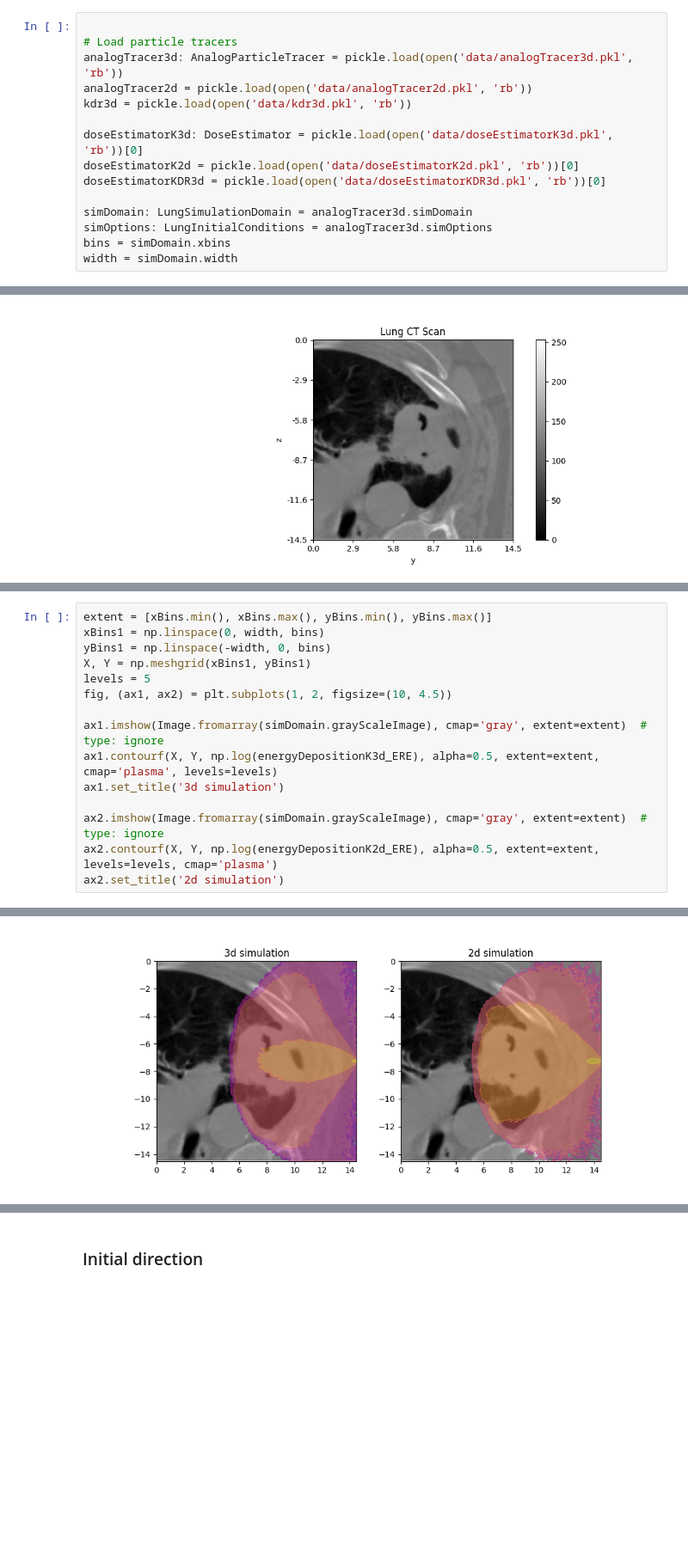
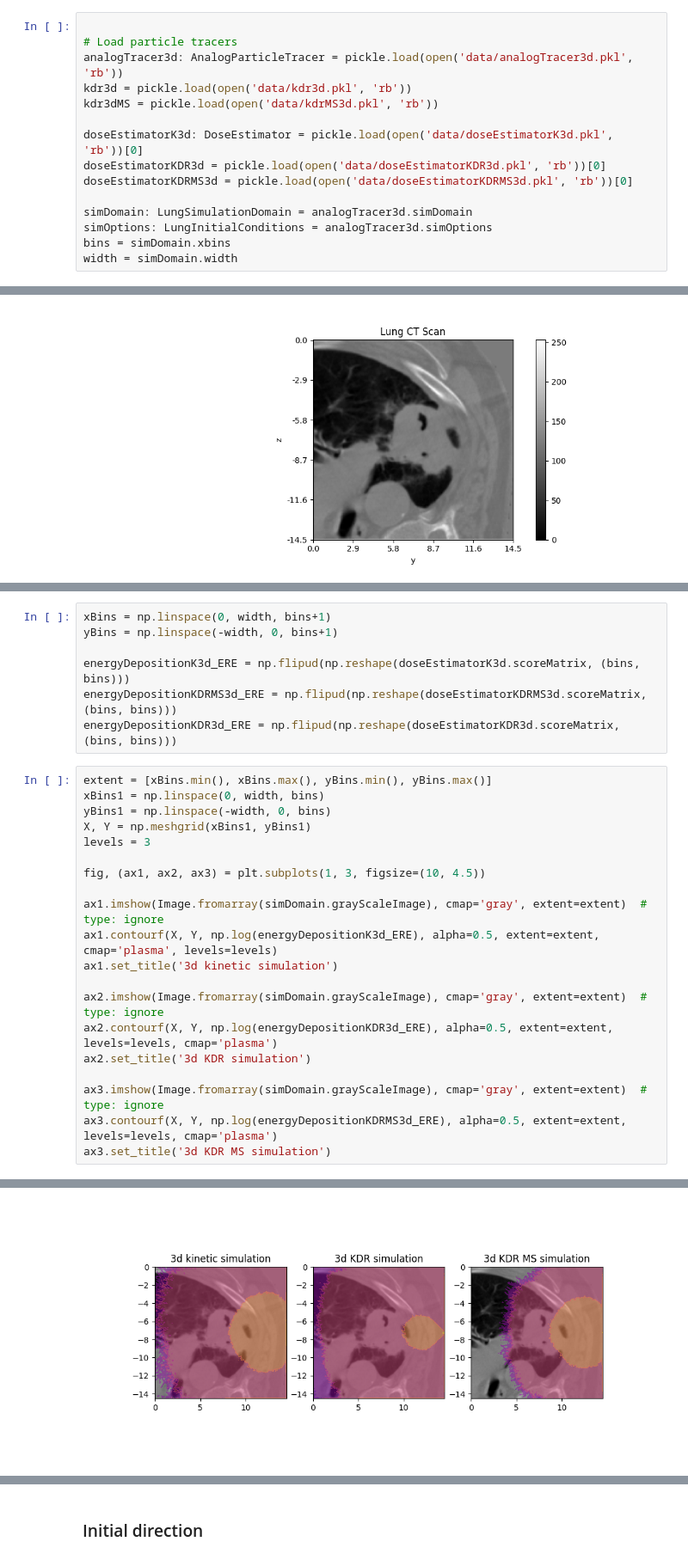
Before and after one commit to KlaasWillems/electronTransportCode, a Jupyter notebook: numericalExperiments/KuschLungTest/lungTest.ipynb, the cells around one changed output, grey strips where cells are left out. Shown at 86% size. Saved outputs shown, nothing was run; the diff lists cells and outputs as text; blank space fills up the shorter version.

```diff
--- a/numericalExperiments/KuschLungTest/lungTest.ipynb
+++ b/numericalExperiments/KuschLungTest/lungTest.ipynb
@@ -22,12 +22,12 @@ from electronTransportCode.ProjectUtils import E_THRESHOLD, ERE
 
 # Load particle tracers
 analogTracer3d: AnalogParticleTracer = pickle.load(open('data/analogTracer3d.pkl', 'rb'))
-analogTracer2d = pickle.load(open('data/analogTracer2d.pkl', 'rb'))
 kdr3d = pickle.load(open('data/kdr3d.pkl', 'rb'))
+kdr3dMS = pickle.load(open('data/kdrMS3d.pkl', 'rb'))
 
 doseEstimatorK3d: DoseEstimator = pickle.load(open('data/doseEstimatorK3d.pkl', 'rb'))[0]
-doseEstimatorK2d = pickle.load(open('data/doseEstimatorK2d.pkl', 'rb'))[0]
 doseEstimatorKDR3d = pickle.load(open('data/doseEstimatorKDR3d.pkl', 'rb'))[0]
+doseEstimatorKDRMS3d = pickle.load(open('data/doseEstimatorKDRMS3d.pkl', 'rb'))[0]
 
 simDomain: LungSimulationDomain = analogTracer3d.simDomain
 simOptions: LungInitialConditions = analogTracer3d.simOptions
@@ -85,16 +51,28 @@ fig.colorbar(pox2, ax=ax2)
+# %%
+xBins = np.linspace(0, width, bins+1)
+yBins = np.linspace(-width, 0, bins+1)
+
+energyDepositionK3d_ERE = np.flipud(np.reshape(doseEstimatorK3d.scoreMatrix, (bins, bins)))
+energyDepositionKDRMS3d_ERE = np.flipud(np.reshape(doseEstimatorKDRMS3d.scoreMatrix, (bins, bins)))
+energyDepositionKDR3d_ERE = np.flipud(np.reshape(doseEstimatorKDR3d.scoreMatrix, (bins, bins)))
 # %%
 extent = [xBins.min(), xBins.max(), yBins.min(), yBins.max()]
 xBins1 = np.linspace(0, width, bins)
 yBins1 = np.linspace(-width, 0, bins)
 X, Y = np.meshgrid(xBins1, yBins1)
-levels = 5
-fig, (ax1, ax2) = plt.subplots(1, 2, figsize=(10, 4.5))
+levels = 3
+
+fig, (ax1, ax2, ax3) = plt.subplots(1, 3, figsize=(10, 4.5))
 
 ax1.imshow(Image.fromarray(simDomain.grayScaleImage), cmap='gray', extent=extent)  # type: ignore
 ax1.contourf(X, Y, np.log(energyDepositionK3d_ERE), alpha=0.5, extent=extent, cmap='plasma', levels=levels)
-ax1.set_title('3d simulation')
+ax1.set_title('3d kinetic simulation')
 
 ax2.imshow(Image.fromarray(simDomain.grayScaleImage), cmap='gray', extent=extent)  # type: ignore
-ax2.contourf(X, Y, np.log(energyDepositionK2d_ERE), alpha=0.5, extent=extent, levels=levels, cmap='plasma')
-ax2.set_title('2d simulation')
+ax2.contourf(X, Y, np.log(energyDepositionKDR3d_ERE), alpha=0.5, extent=extent, levels=levels, cmap='plasma')
+ax2.set_title('3d KDR simulation')
+
+ax3.imshow(Image.fromarray(simDomain.grayScaleImage), cmap='gray', extent=extent)  # type: ignore
+ax3.contourf(X, Y, np.log(energyDepositionKDRMS3d_ERE), alpha=0.5, extent=extent, levels=levels, cmap='plasma')
+ax3.set_title('3d KDR MS simulation')
 # %% [output]
@@ -102 +80 @@ Text(0.5, 1.0, '2d simulation')
-[figure, old version]
+[figure, new version]
```
Also changed, not shown: parts of 8 cells of this notebook.
